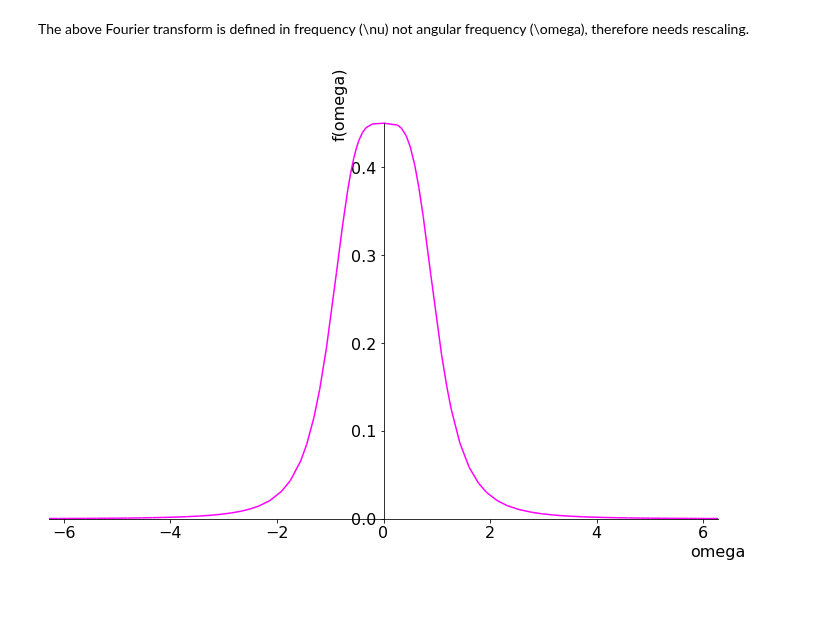
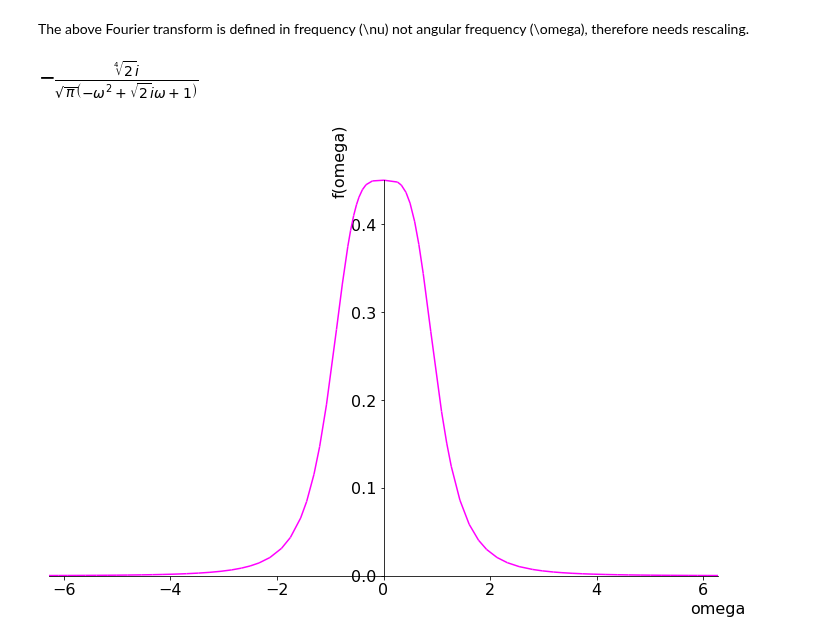
Before and after one commit to gderosa/timeq, a Jupyter notebook: comp/jupyter/detect.ipynb, the cells around one changed output. Drawn from its saved outputs; the diff is of its cells as text; code cells hidden in the pictures; blank space fills up the shorter version.

Commit message:
fhatpsi_omega

```diff
--- a/comp/jupyter/detect.ipynb
+++ b/comp/jupyter/detect.ipynb
@@ -280,6 +280,10 @@ therefore needs rescaling.
 # %%
 def fhatpsiomega(_omega):
     return fhatpsi1(_omega/(2*pi)) / sqrt((2*pi))
+# %%
+fhatpsiomega(omega)
+# %% [output]
+[figure, added]
 # %%
 plot(abs(fhatpsiomega(omega))**2, (omega, -2*pi, 2*pi), line_color='magenta')
 # %% [output]
```
Also changed, not shown: parts of 2 cells of this notebook, 2 other files.
